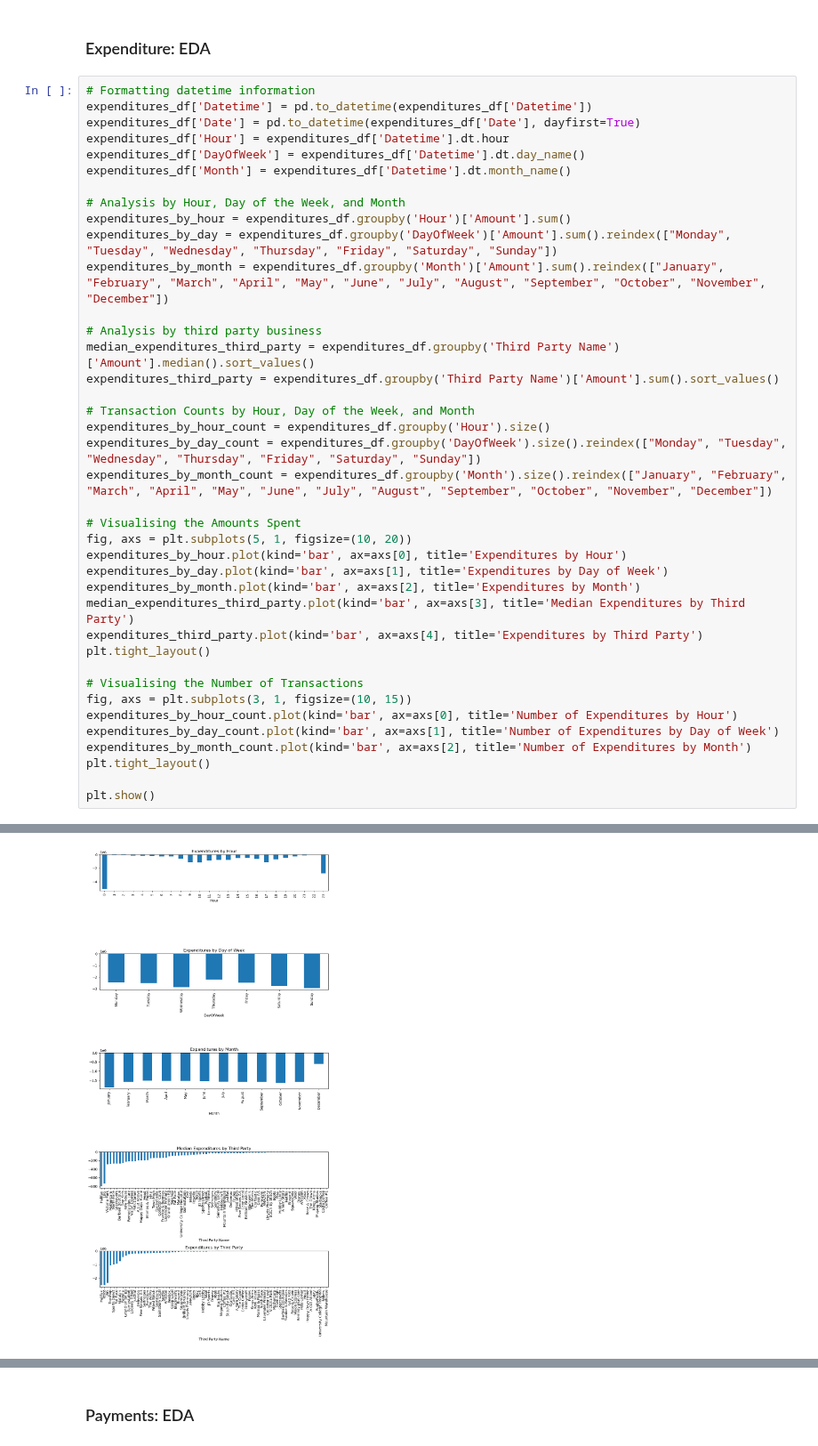
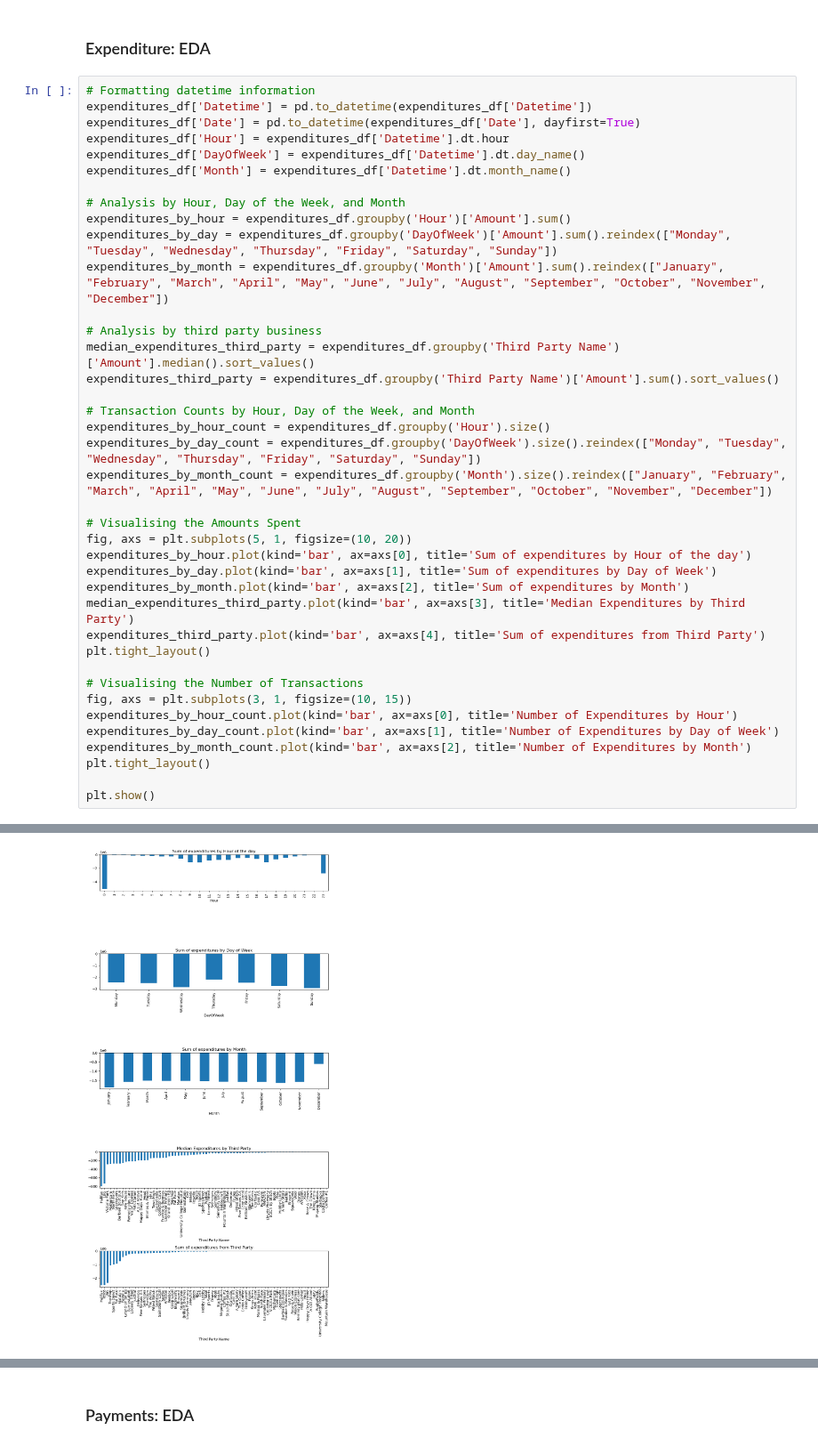
Before and after one commit to UoB-DSMP-2023-24/dsmp-2024-group27, a Jupyter notebook: Dataset2_EDA.ipynb, the cells around one changed output, grey strips where cells are left out. Shown at 89% size. Saved outputs shown, nothing was run; the diff lists cells and outputs as text.

```diff
--- a/Dataset2_EDA.ipynb
+++ b/Dataset2_EDA.ipynb
@@ -322,38 +322,38 @@ expenditures_by_month_count = expenditures_df.groupby('Month').size().reindex(["
 
 # Visualising the Amounts Spent
 fig, axs = plt.subplots(5, 1, figsize=(10, 20))
-expenditures_by_hour.plot(kind='bar', ax=axs[0], title='Expenditures by Hour')
-expenditures_by_day.plot(kind='bar', ax=axs[1], title='Expenditures by Day of Week')
-expenditures_by_month.plot(kind='bar', ax=axs[2], title='Expenditures by Month')
+expenditures_by_hour.plot(kind='bar', ax=axs[0], title='Sum of expenditures by Hour of the day')
+expenditures_by_day.plot(kind='bar', ax=axs[1], title='Sum of expenditures by Day of Week')
+expenditures_by_month.plot(kind='bar', ax=axs[2], title='Sum of expenditures by Month')
 median_expenditures_third_party.plot(kind='bar', ax=axs[3], title='Median Expenditures by Third Party')
-expenditures_third_party.plot(kind='bar', ax=axs[4], title='Expenditures by Third Party')
+expenditures_third_party.plot(kind='bar', ax=axs[4], title='Sum of expenditures from Third Party')
 plt.tight_layout()
 
 # Visualising the Number of Transactions
 fig, axs = plt.subplots(3, 1, figsize=(10, 15))
 expenditures_by_hour_count.plot(kind='bar', ax=axs[0], title='Number of Expenditures by Hour')
 expenditures_by_day_count.plot(kind='bar', ax=axs[1], title='Number of Expenditures by Day of Week')
 expenditures_by_month_count.plot(kind='bar', ax=axs[2], title='Number of Expenditures by Month')
 plt.tight_layout()
 
 plt.show()
 # %% [output]
 A value is trying to be set on a copy of a slice from a DataFrame.
 Try using .loc[row_indexer,col_indexer] = value instead
 
 See the caveats in the documentation: https://pandas.pydata.org/pandas-docs/stable/user_guide/indexing.html#returning-a-view-versus-a-copy
   expenditures_df['Datetime'] = pd.to_datetime(expenditures_df['Datetime'])
 A value is trying to be set on a copy of a slice from a DataFrame.
 Try using .loc[row_indexer,col_indexer] = value instead
 
 See the caveats in the documentation: https://pandas.pydata.org/pandas-docs/stable/user_guide/indexing.html#returning-a-view-versus-a-copy
   expenditures_df['Date'] = pd.to_datetime(expenditures_df['Date'], dayfirst=True)
 A value is trying to be set on a copy of a slice from a DataFrame.
 Try using .loc[row_indexer,col_indexer] = value instead
 ... (9 lines left out)
 Try using .loc[row_indexer,col_indexer] = value instead
 
 See the caveats in the documentation: https://pandas.pydata.org/pandas-docs/stable/user_guide/indexing.html#returning-a-view-versus-a-copy
   expenditures_df['Month'] = expenditures_df['Datetime'].dt.month_name()
-[figure, old version]
+[figure, new version]
 [figure]
```
Also changed, not shown: parts of 6 cells of this notebook.
